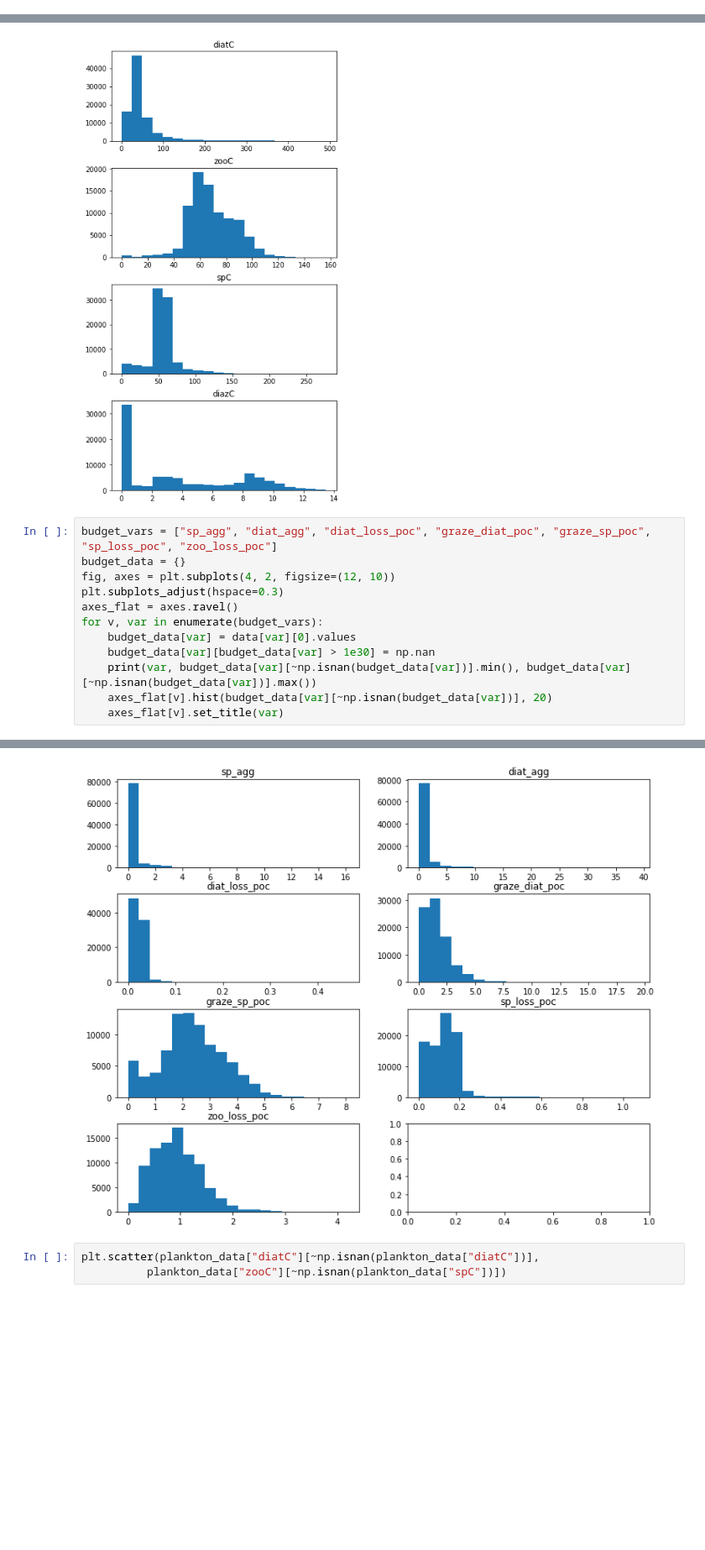
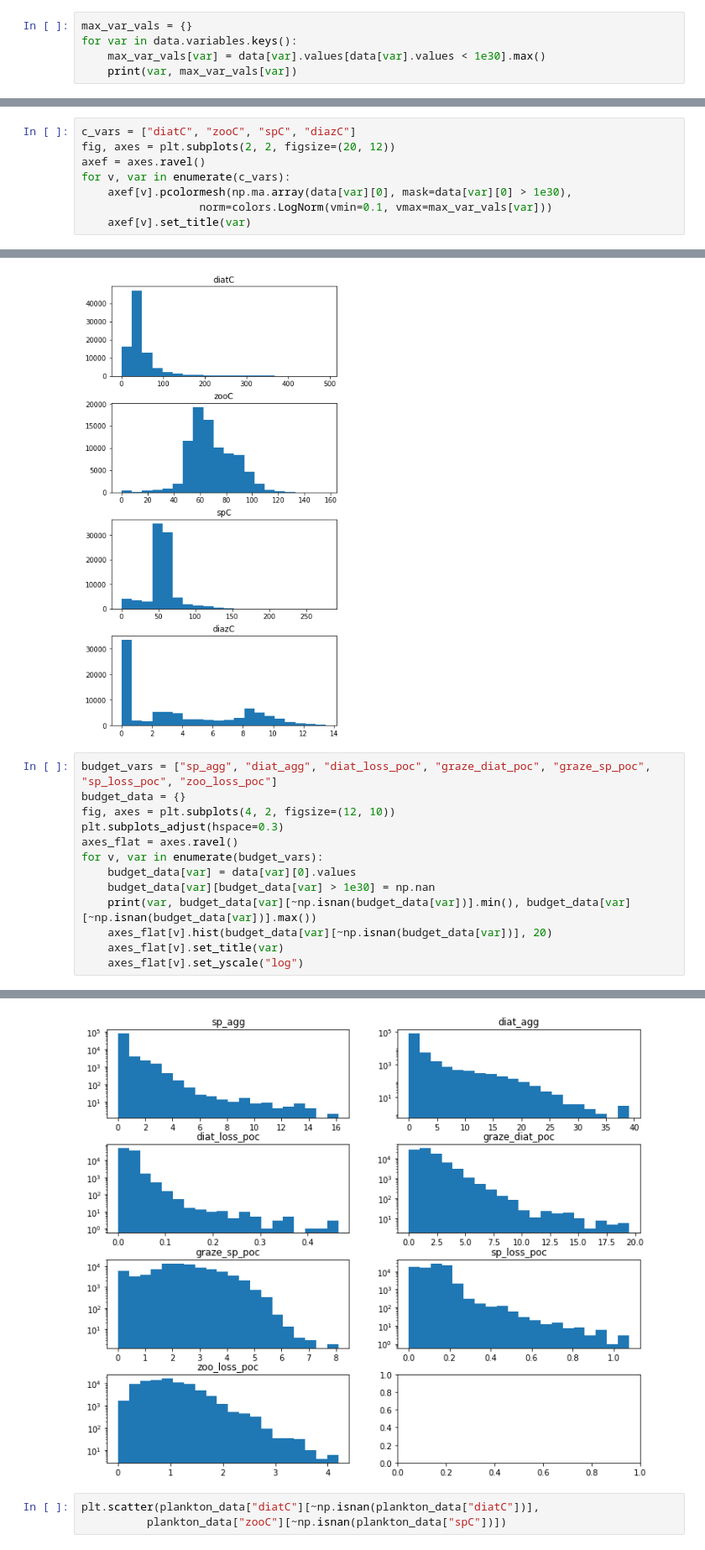
Before and after one commit to djgagne/carbon_export_biomes, a Jupyter notebook: BiomeClusters.ipynb, the cells around one changed output, grey strips where cells are left out. Shown at 84% size. Drawn from its saved outputs; the diff is of its cells as text; blank space fills up the shorter version.

```diff
--- a/BiomeClusters.ipynb
+++ b/BiomeClusters.ipynb
@@ -30,3 +31,8 @@ Data variables:
 Tue Feb 14 20:50:42 2017: ncra POC_budget/Mo/mean_POC_budget_LR.0002-01.nc POC_budget/Mo/mean_POC_budget_LR.0002-02.nc POC_budget/Mo/mean_POC_budget_LR.0002-03.nc POC_budget/Mo/mean_POC_budget_LR.0002 ...
     NCO: "4.5.5"
     nco_openmp_thread_number: 1
+# %%
+max_var_vals = {}
+for var in data.variables.keys():
+    max_var_vals[var] = data[var].values[data[var].values < 1e30].max()
+    print(var, max_var_vals[var])
@@ -32,0 +57,8 @@ Tue Feb 14 20:50:42 2017: ncra POC_budget/Mo/mean_POC_budget_LR.0002-01.nc POC_b
+# %%
+c_vars = ["diatC", "zooC", "spC", "diazC"]
+fig, axes = plt.subplots(2, 2, figsize=(20, 12))
+axef = axes.ravel()
+for v, var in enumerate(c_vars):
+    axef[v].pcolormesh(np.ma.array(data[var][0], mask=data[var][0] > 1e30),
+                  norm=colors.LogNorm(vmin=0.1, vmax=max_var_vals[var]))
+    axef[v].set_title(var)
@@ -71,24 +109,25 @@ diazC -0.002354 13.4897
 # %%
 budget_vars = ["sp_agg", "diat_agg", "diat_loss_poc", "graze_diat_poc", "graze_sp_poc", "sp_loss_poc", "zoo_loss_poc"]
 budget_data = {}
 fig, axes = plt.subplots(4, 2, figsize=(12, 10))
 plt.subplots_adjust(hspace=0.3)
 axes_flat = axes.ravel()
 for v, var in enumerate(budget_vars):
     budget_data[var] = data[var][0].values
     budget_data[var][budget_data[var] > 1e30] = np.nan
     print(var, budget_data[var][~np.isnan(budget_data[var])].min(), budget_data[var][~np.isnan(budget_data[var])].max())
     axes_flat[v].hist(budget_data[var][~np.isnan(budget_data[var])], 20)
     axes_flat[v].set_title(var)
+    axes_flat[v].set_yscale("log")
 # %% [output]
 sp_agg 0.0 16.1637
 diat_agg 0.0 39.0613
 diat_loss_poc 0.0 0.464442
 graze_diat_poc 0.0 19.4574
 graze_sp_poc 0.0 8.07995
 sp_loss_poc 0.0 1.07477
 zoo_loss_poc 0.0 4.19881
-[figure, old version]
+[figure, new version]
 # %%
 plt.scatter(plankton_data["diatC"][~np.isnan(plankton_data["diatC"])],
           plankton_data["zooC"][~np.isnan(plankton_data["spC"])])
```
Also changed, not shown: parts of 22 cells of this notebook, 1 other file.
